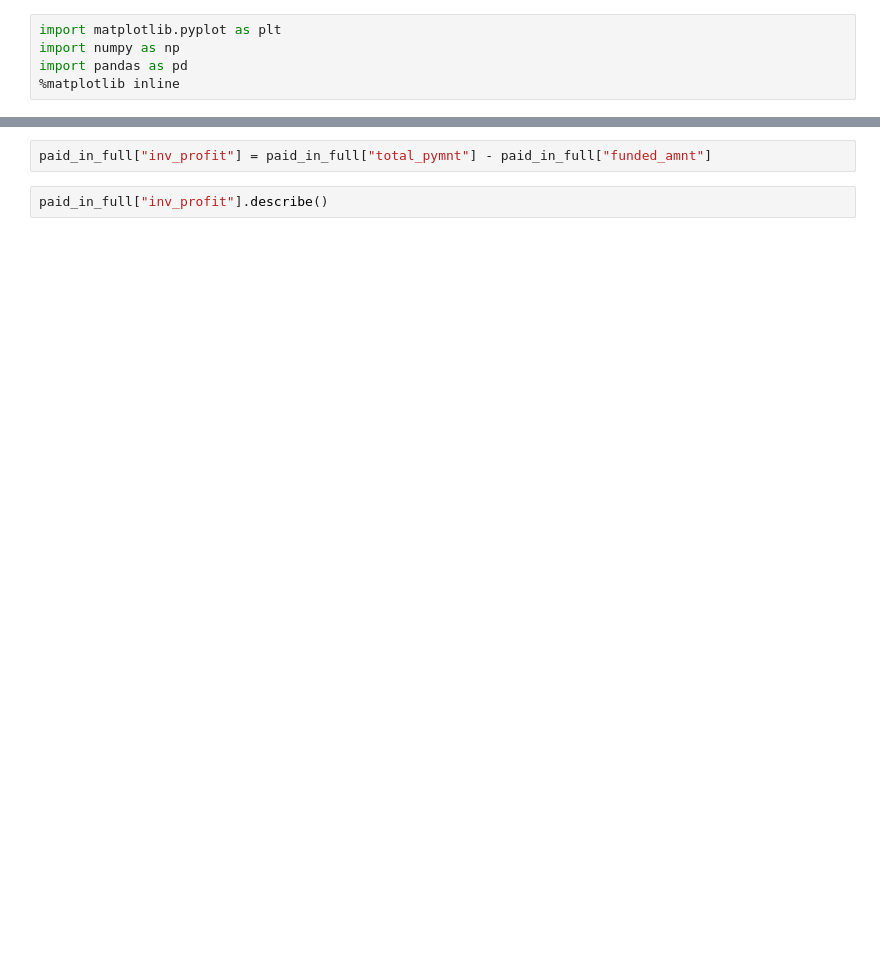
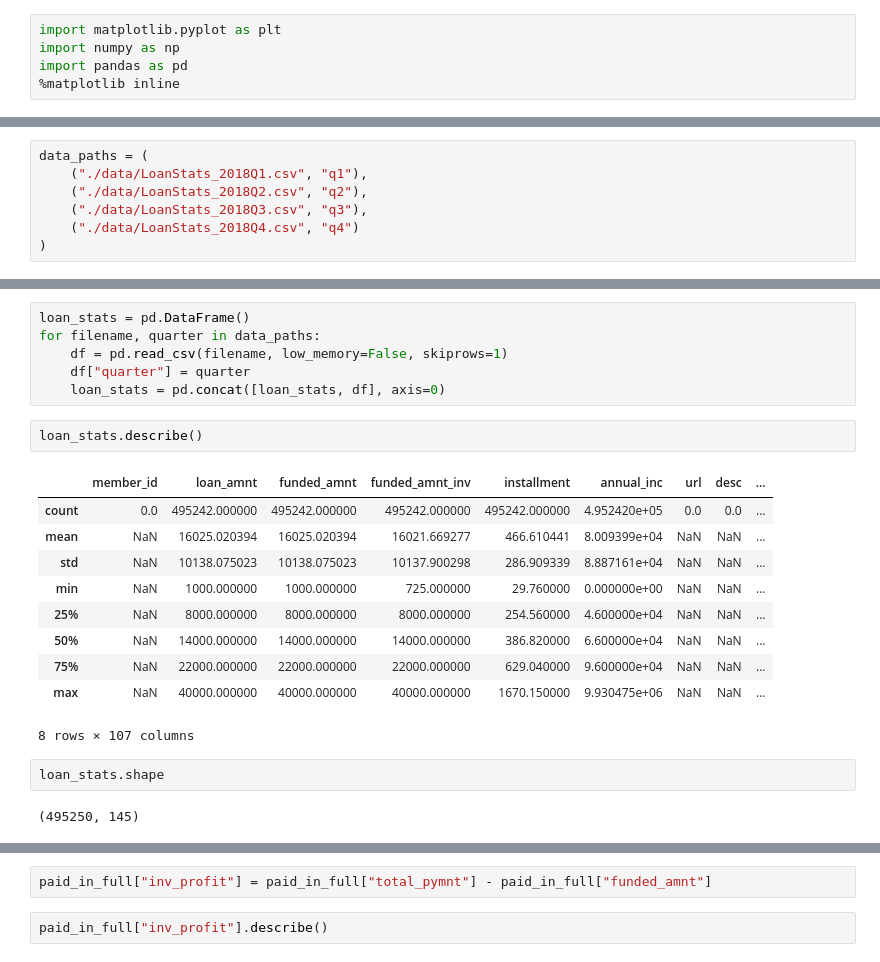
Before and after one commit to DarianNwankwo/lending_club_loan_analysis, a Jupyter notebook: lending_club_analysis.ipynb, the cells around one changed output, grey strips where cells are left out. Cells and saved outputs as stored; diff of their text form; blank space fills up the shorter version.

```diff
--- a/lending_club_analysis.ipynb
+++ b/lending_club_analysis.ipynb
@@ -120,0 +6,7 @@ paid_in_full.plot(kind="scatter", x="funded_amnt", y="total_pymnt")
+# %%
+data_paths = (
+    ("./data/LoanStats_2018Q1.csv", "q1"),
+    ("./data/LoanStats_2018Q2.csv", "q2"),
+    ("./data/LoanStats_2018Q3.csv", "q3"),
+    ("./data/LoanStats_2018Q4.csv", "q4")
+)
@@ -120,0 +16,23 @@ paid_in_full.plot(kind="scatter", x="funded_amnt", y="total_pymnt")
+# %%
+loan_stats = pd.DataFrame()
+for filename, quarter in data_paths:
+    df = pd.read_csv(filename, low_memory=False, skiprows=1)
+    df["quarter"] = quarter
+    loan_stats = pd.concat([loan_stats, df], axis=0)
+# %%
+loan_stats.describe()
+# %% [output]
+|  | member_id | loan_amnt | funded_amnt | funded_amnt_inv | installment | annual_inc | url | desc | ... |
+| count | 0.0 | 495242.000000 | 495242.000000 | 495242.000000 | 495242.000000 | 4.952420e+05 | 0.0 | 0.0 | ... |
+| mean | NaN | 16025.020394 | 16025.020394 | 16021.669277 | 466.610441 | 8.009399e+04 | NaN | NaN | ... |
+| std | NaN | 10138.075023 | 10138.075023 | 10137.900298 | 286.909339 | 8.887161e+04 | NaN | NaN | ... |
+| min | NaN | 1000.000000 | 1000.000000 | 725.000000 | 29.760000 | 0.000000e+00 | NaN | NaN | ... |
+| 25% | NaN | 8000.000000 | 8000.000000 | 8000.000000 | 254.560000 | 4.600000e+04 | NaN | NaN | ... |
+| 50% | NaN | 14000.000000 | 14000.000000 | 14000.000000 | 386.820000 | 6.600000e+04 | NaN | NaN | ... |
+| 75% | NaN | 22000.000000 | 22000.000000 | 22000.000000 | 629.040000 | 9.600000e+04 | NaN | NaN | ... |
+| max | NaN | 40000.000000 | 40000.000000 | 40000.000000 | 1670.150000 | 9.930475e+06 | NaN | NaN | ... |
+8 rows × 107 columns
+# %%
+loan_stats.shape
+# %% [output]
+(495250, 145)
```
Also changed, not shown: parts of 73 cells of this notebook.
